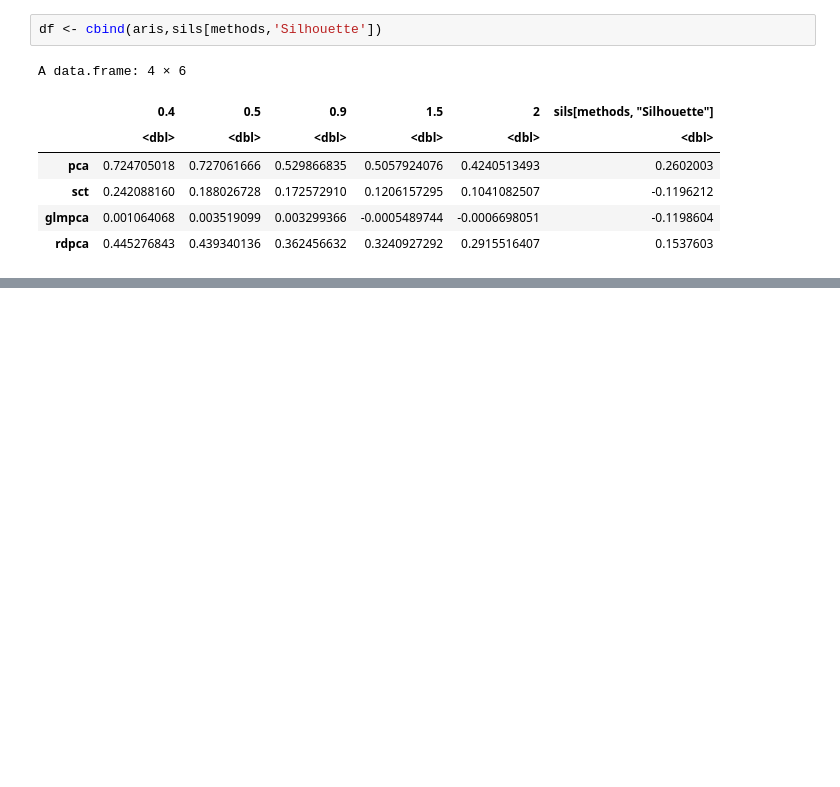
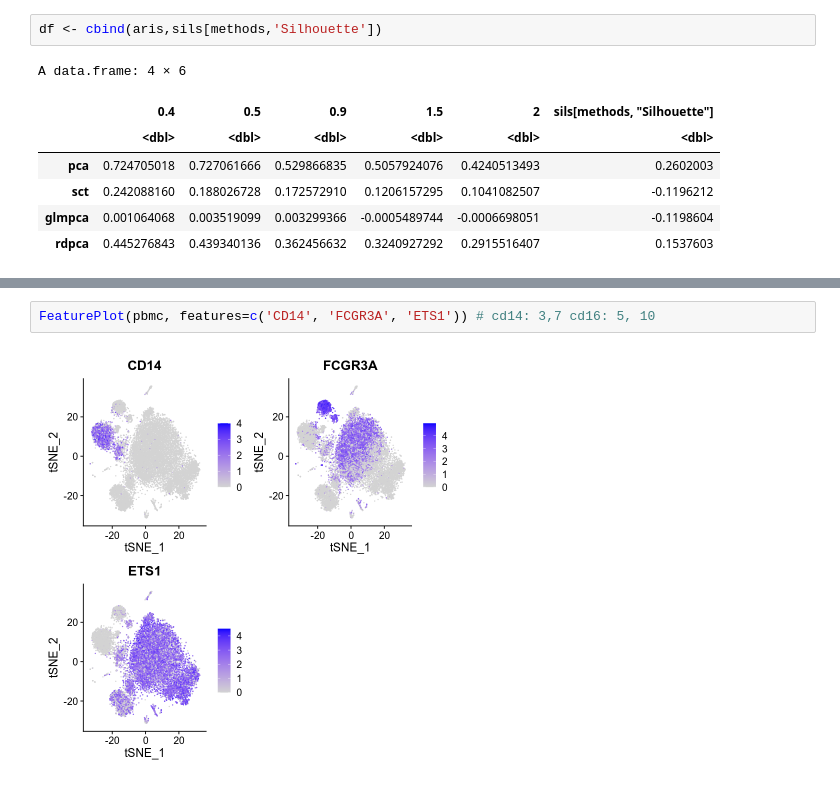
Before and after one commit to hanbin973/RdPCA-paper, a Jupyter notebook: figure3/covid19_R.ipynb, the cells around one changed output, grey strips where cells are left out. Saved outputs shown, nothing was run; the diff lists cells and outputs as text; blank space fills up the shorter version.

```diff
--- a/figure3/covid19_R.ipynb
+++ b/figure3/covid19_R.ipynb
@@ -201,0 +291,4 @@ A data.frame: 4 × 6
+# %%
+FeaturePlot(pbmc, features=c('CD14', 'FCGR3A', 'ETS1')) # cd14: 3,7 cd16: 5, 10
+# %% [output]
+[figure, added]
```
Also changed, not shown: parts of 12 cells of this notebook, 10 other files.
